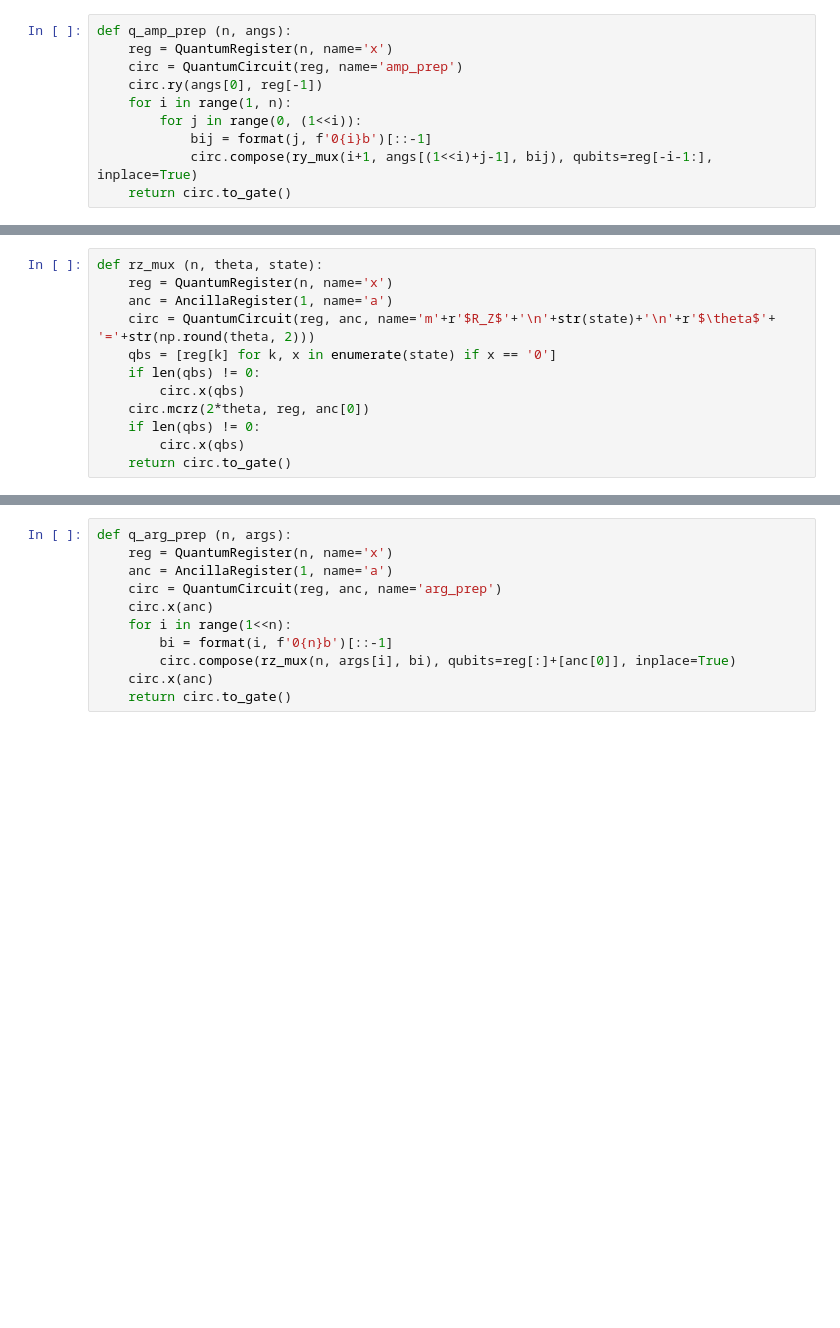
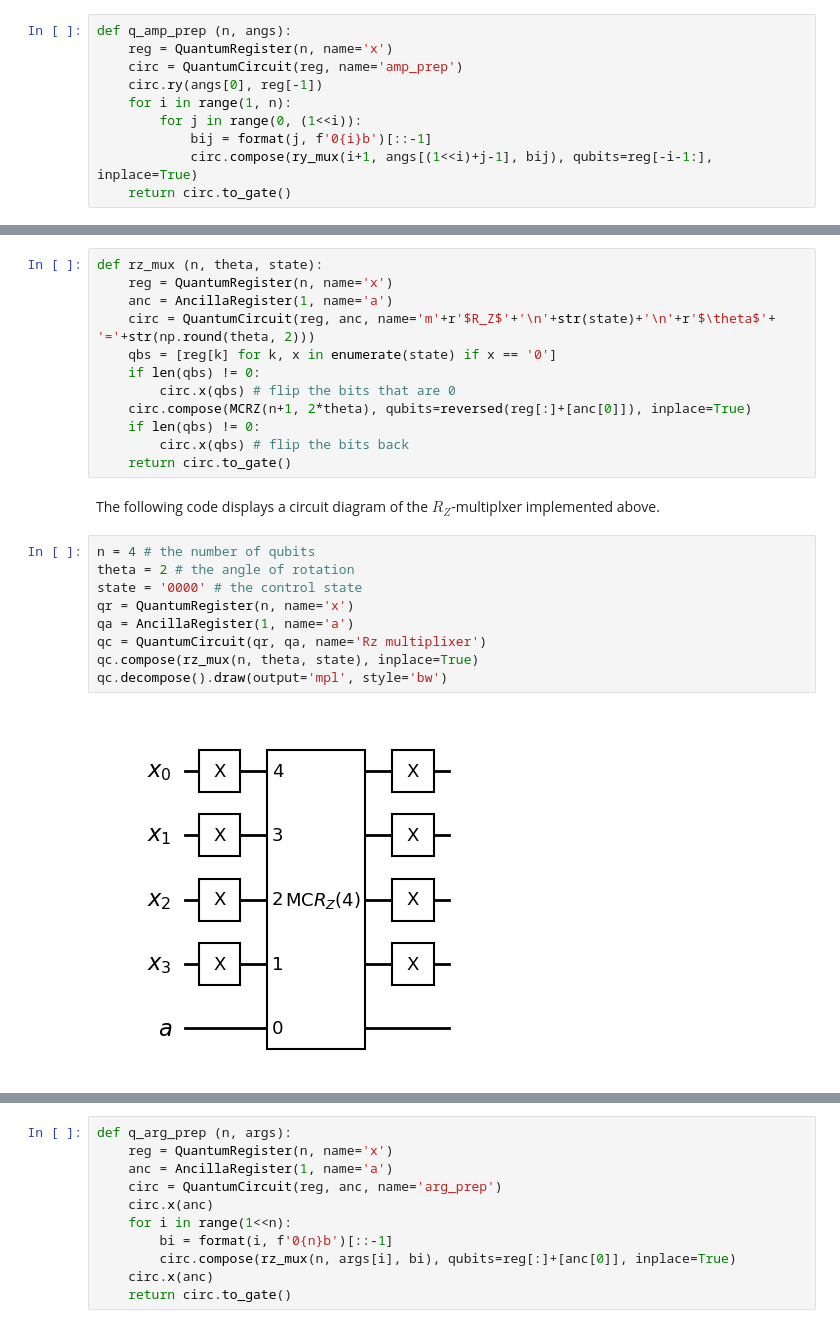
Before and after one commit to keshavdahiya/qc_bootcamp_project2_quantum_state_preparation, a Jupyter notebook: qc_mp2_main.ipynb, the cells around one changed output, grey strips where cells are left out. Drawn from its saved outputs; the diff is of its cells as text; blank space fills up the shorter version.

```diff
--- a/qc_mp2_main.ipynb
+++ b/qc_mp2_main.ipynb
@@ -71,8 +153,21 @@ def rz_mux (n, theta, state):
     circ = QuantumCircuit(reg, anc, name='m'+r'$R_Z$'+'\n'+str(state)+'\n'+r'$\theta$'+ '='+str(np.round(theta, 2)))
     qbs = [reg[k] for k, x in enumerate(state) if x == '0']
     if len(qbs) != 0:
-        circ.x(qbs)
-    circ.mcrz(2*theta, reg, anc[0])
+        circ.x(qbs) # flip the bits that are 0
+    circ.compose(MCRZ(n+1, 2*theta), qubits=reversed(reg[:]+[anc[0]]), inplace=True)
     if len(qbs) != 0:
-        circ.x(qbs)
+        circ.x(qbs) # flip the bits back
     return circ.to_gate()
+# %% [markdown]
+The following code displays a circuit diagram of the $R_Z$-multiplxer implemented above.
+# %%
+n = 4 # the number of qubits
+theta = 2 # the angle of rotation
+state = '0000' # the control state
+qr = QuantumRegister(n, name='x')
+qa = AncillaRegister(1, name='a')
+qc = QuantumCircuit(qr, qa, name='Rz multiplixer')
+qc.compose(rz_mux(n, theta, state), inplace=True)
+qc.decompose().draw(output='mpl', style='bw')
+# %% [output]
+[figure, added]
```
Also changed, not shown: parts of 26 cells of this notebook.
